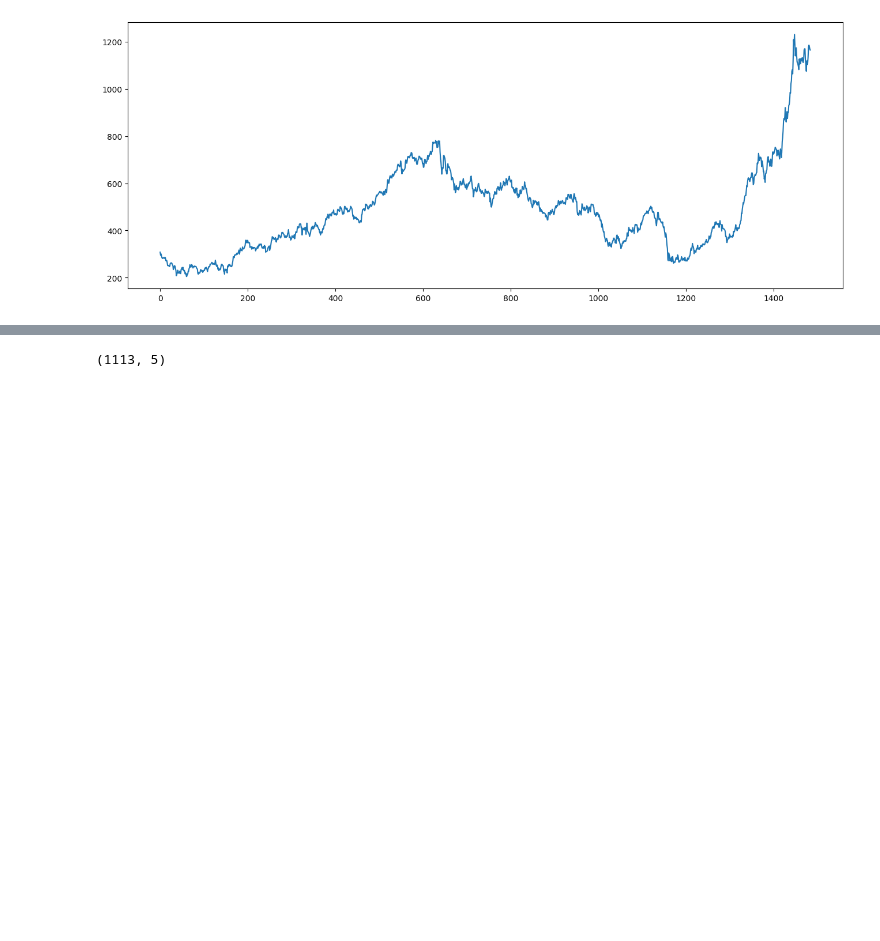
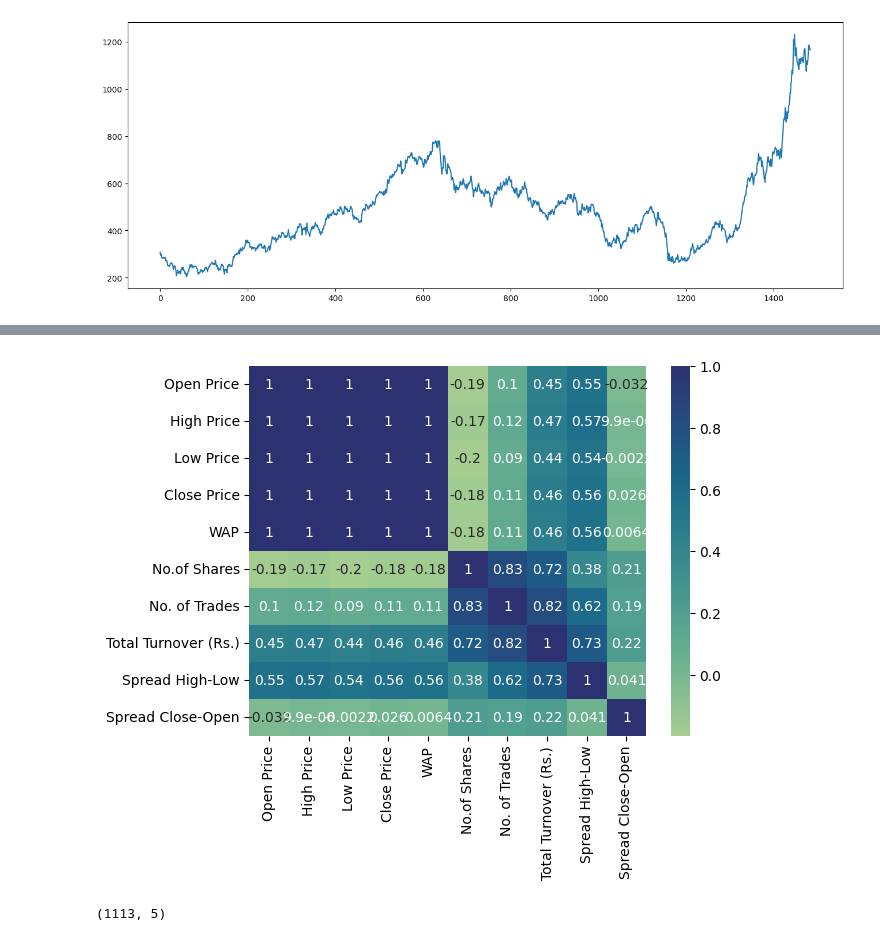
Before and after one commit to edepraveenakrishna/mini-project, a Jupyter notebook: stock prediction.ipynb, the cells around one changed output, grey strips where cells are left out. Saved outputs shown, nothing was run; the diff lists cells and outputs as text; code cells hidden in the pictures; blank space fills up the shorter version.

```diff
--- a/stock prediction.ipynb
+++ b/stock prediction.ipynb
@@ -111,3 +111,8 @@ NameError: name 'dataset' is not defined
+# %%
+corr = dataset.corr()
+sns.heatmap(corr, cmap = 'crest', annot= True);
+# %% [output]
+[figure, added]
 # %%
 x=dataset[['Open Price','High Price','Low Price','WAP','Total Turnover (Rs.)']]
 y=dataset['Close Price']
```
Also changed, not shown: parts of 8 cells of this notebook.
